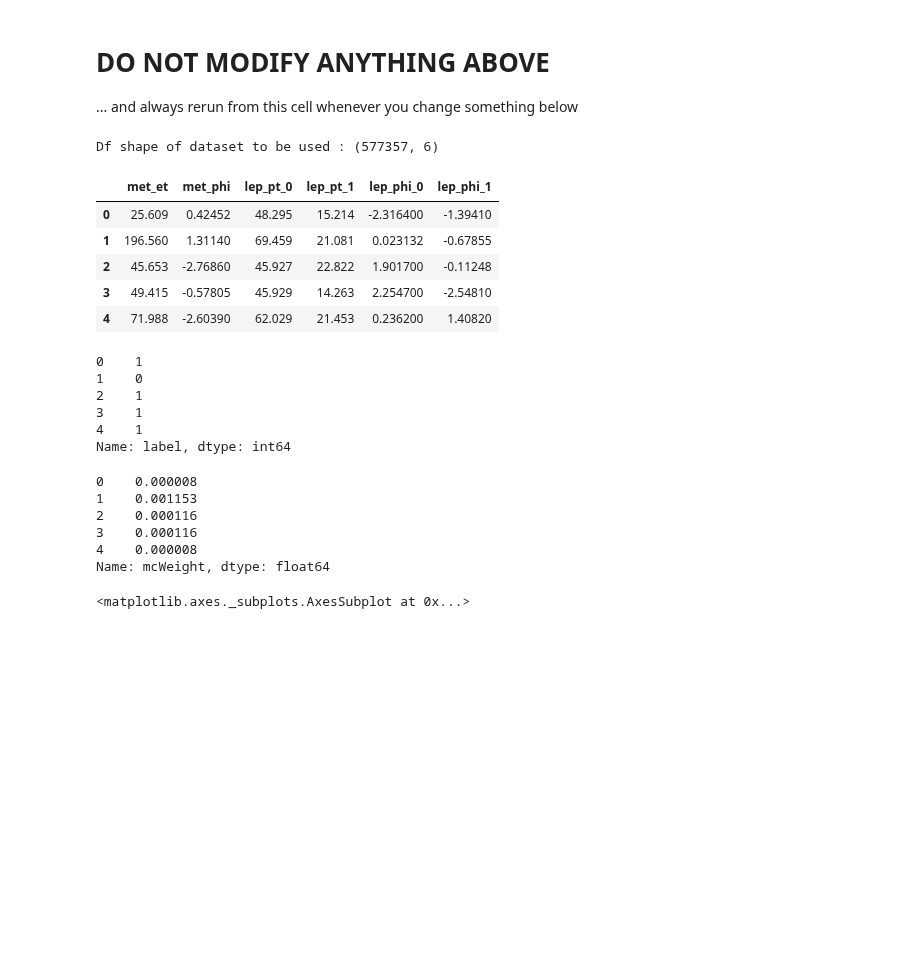
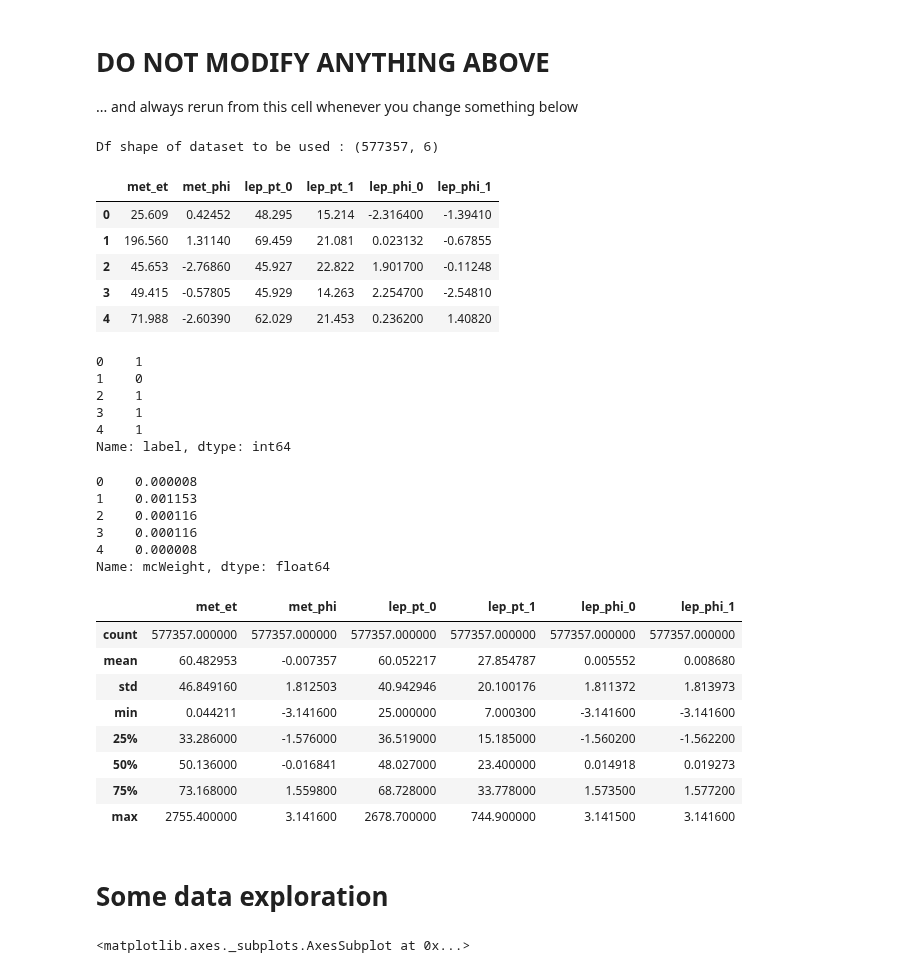
Before and after one commit to dhrou/HEPMLtutorials, a Jupyter notebook: HEPML_HandsOn_BDT.ipynb, the cells around one changed output. Saved outputs shown, nothing was run; the diff lists cells and outputs as text; code cells hidden in the pictures; blank space fills up the shorter version.

```diff
--- a/HEPML_HandsOn_BDT.ipynb
+++ b/HEPML_HandsOn_BDT.ipynb
@@ -200,8 +155,8 @@ Df shape after selection : (577357, 29)
 # %%
 #hide label and weights in separate vectors
 #they are not real features
+#WARNING : there should be no selection nor shuffling later on ! (otherwise misalignement)
 
-#WARNING : there should be no selection nor shuffling later on ! (otherwise misalignement)
 target = fulldata["label"]
 weights = fulldata["mcWeight"]
 
@@ -209,33 +164,45 @@ weights = fulldata["mcWeight"]
 # for simplicity of the exercise only keep some features
 # this is actually making a deep copy from fulldata
 data=pd.DataFrame(fulldata, columns=["met_et","met_phi","lep_pt_0","lep_pt_1",'lep_phi_0', 'lep_phi_1'])
 #data=pd.DataFrame(fulldata, columns=["met_et","met_phi","lep_pt_0","lep_pt_1",'lep_eta_0', 'lep_eta_1', 'lep_phi_0', 'lep_phi_1','jet_n','jet_pt_0',
 #       'jet_pt_1', 'jet_eta_0', 'jet_eta_1', 'jet_phi_0', 'jet_phi_1']
 
 print ("Df shape of dataset to be used :",data.shape)
 display(data.head())
 display(target.head())
 display(weights.head())
+display(data.describe())
 # %% [output]
 Df shape of dataset to be used : (577357, 6)
 |  | met_et | met_phi | lep_pt_0 | lep_pt_1 | lep_phi_0 | lep_phi_1 |
 | 0 | 25.609 | 0.42452 | 48.295 | 15.214 | -2.316400 | -1.39410 |
 | 1 | 196.560 | 1.31140 | 69.459 | 21.081 | 0.023132 | -0.67855 |
 | 2 | 45.653 | -2.76860 | 45.927 | 22.822 | 1.901700 | -0.11248 |
 | 3 | 49.415 | -0.57805 | 45.929 | 14.263 | 2.254700 | -2.54810 |
 | 4 | 71.988 | -2.60390 | 62.029 | 21.453 | 0.236200 | 1.40820 |
 0    1
 1    0
 2    1
 3    1
 4    1
 Name: label, dtype: int64
 0    0.000008
 1    0.001153
 2    0.000116
 3    0.000116
 4    0.000008
 Name: mcWeight, dtype: float64
+|  | met_et | met_phi | lep_pt_0 | lep_pt_1 | lep_phi_0 | lep_phi_1 |
+| count | 577357.000000 | 577357.000000 | 577357.000000 | 577357.000000 | 577357.000000 | 577357.000000 |
+| mean | 60.482953 | -0.007357 | 60.052217 | 27.854787 | 0.005552 | 0.008680 |
+| std | 46.849160 | 1.812503 | 40.942946 | 20.100176 | 1.811372 | 1.813973 |
+| min | 0.044211 | -3.141600 | 25.000000 | 7.000300 | -3.141600 | -3.141600 |
+| 25% | 33.286000 | -1.576000 | 36.519000 | 15.185000 | -1.560200 | -1.562200 |
+| 50% | 50.136000 | -0.016841 | 48.027000 | 23.400000 | 0.014918 | 0.019273 |
+| 75% | 73.168000 | 1.559800 | 68.728000 | 33.778000 | 1.573500 | 1.577200 |
+| max | 2755.400000 | 3.141600 | 2678.700000 | 744.900000 | 3.141500 | 3.141600 |
+# %% [markdown]
+# Some data exploration
 # %%
 #data[data.met_et<1000]['met_et'].plot.hist(title='Missing Transverse Energy')
 data[data.lep_pt_0+data.lep_pt_1>1000]['met_et'].plot.hist(bins=np.linspace(0,400,100),title='Missing Transverse Energy for large lepton Pt')
```
Also changed, not shown: parts of 21 cells of this notebook.
